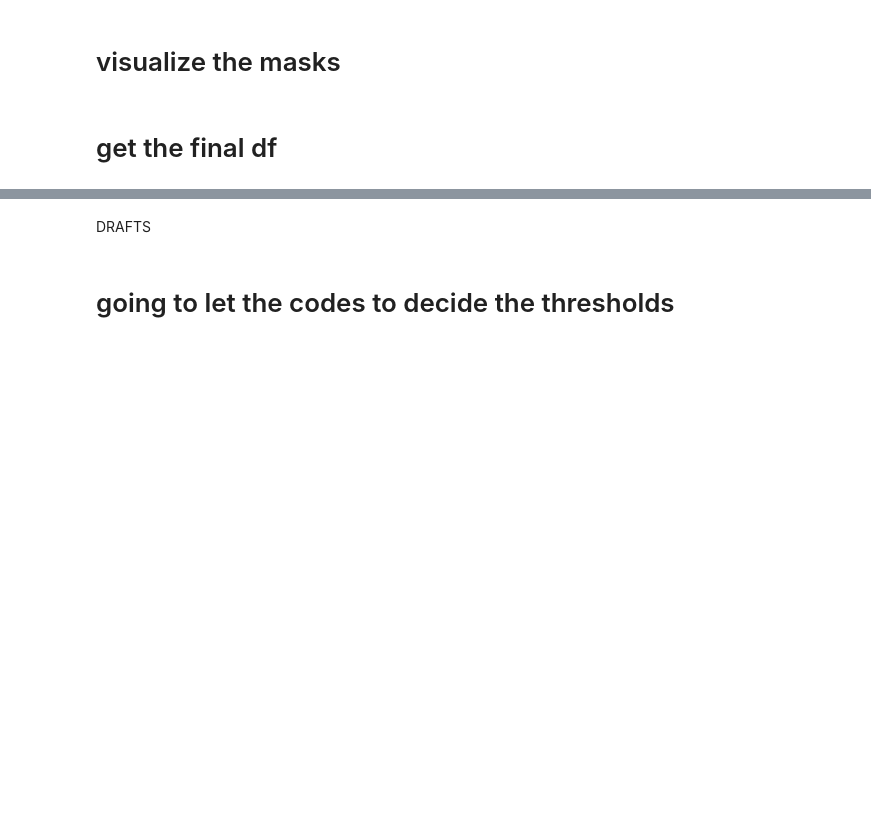
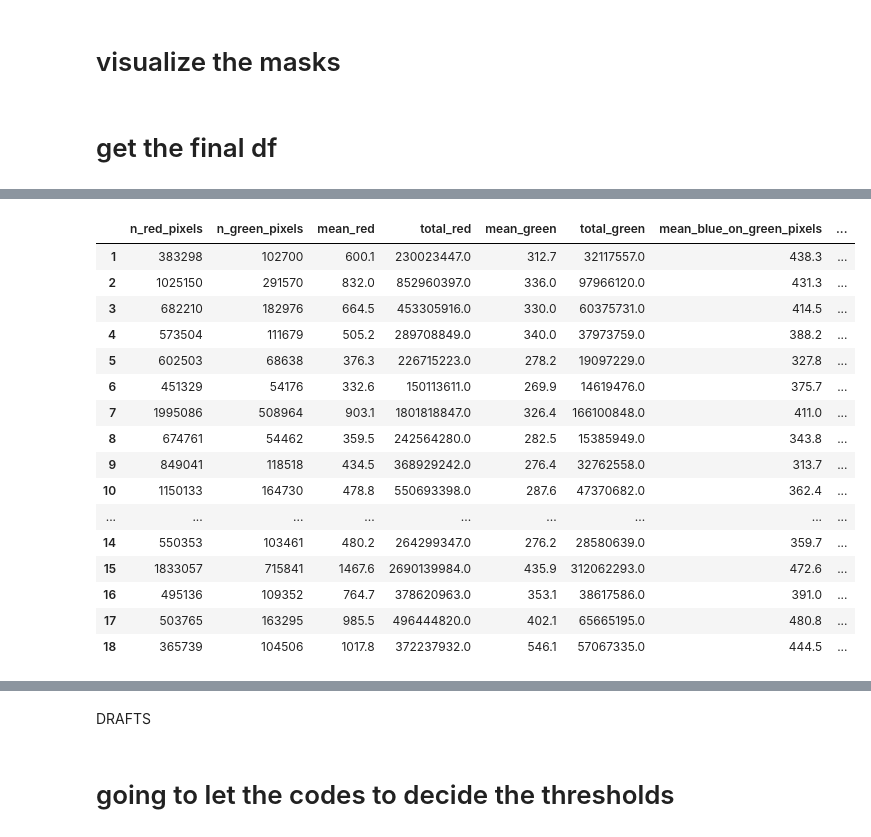
Before and after one commit to sansachenlelele/connectome_analysis_fisherlab, a Jupyter notebook: delta7/analysis_get-main-value-25summer.ipynb, the cells around one changed output, grey strips where cells are left out. Saved outputs shown, nothing was run; the diff lists cells and outputs as text; code cells hidden in the pictures; blank space fills up the shorter version.

```diff
--- a/delta7/analysis_get-main-value-25summer.ipynb
+++ b/delta7/analysis_get-main-value-25summer.ipynb
@@ -957,0 +1367,29 @@ df.to_csv(f"fly14.csv")
+# %%
+df_blue = extract_rg_and_blue_on_green_pixels_exact_old_logic(
+    red_channel=red_channel,
+    green_channel=green_channel,
+    blue_channel=blue_channel,
+    label_mask=label_mask,
+    df_bg=df_bg,
+    z_ranges=z_ranges,
+)
+
+df_blue
+# %% [output]
+|  | n_red_pixels | n_green_pixels | mean_red | total_red | mean_green | total_green | mean_blue_on_green_pixels | ... |
+| 1 | 383298 | 102700 | 600.1 | 230023447.0 | 312.7 | 32117557.0 | 438.3 | ... |
+| 2 | 1025150 | 291570 | 832.0 | 852960397.0 | 336.0 | 97966120.0 | 431.3 | ... |
+| 3 | 682210 | 182976 | 664.5 | 453305916.0 | 330.0 | 60375731.0 | 414.5 | ... |
+| 4 | 573504 | 111679 | 505.2 | 289708849.0 | 340.0 | 37973759.0 | 388.2 | ... |
+| 5 | 602503 | 68638 | 376.3 | 226715223.0 | 278.2 | 19097229.0 | 327.8 | ... |
+| 6 | 451329 | 54176 | 332.6 | 150113611.0 | 269.9 | 14619476.0 | 375.7 | ... |
+| 7 | 1995086 | 508964 | 903.1 | 1801818847.0 | 326.4 | 166100848.0 | 411.0 | ... |
+| 8 | 674761 | 54462 | 359.5 | 242564280.0 | 282.5 | 15385949.0 | 343.8 | ... |
+| 9 | 849041 | 118518 | 434.5 | 368929242.0 | 276.4 | 32762558.0 | 313.7 | ... |
+| 10 | 1150133 | 164730 | 478.8 | 550693398.0 | 287.6 | 47370682.0 | 362.4 | ... |
+| ... | ... | ... | ... | ... | ... | ... | ... | ... |
+| 14 | 550353 | 103461 | 480.2 | 264299347.0 | 276.2 | 28580639.0 | 359.7 | ... |
+| 15 | 1833057 | 715841 | 1467.6 | 2690139984.0 | 435.9 | 312062293.0 | 472.6 | ... |
+| 16 | 495136 | 109352 | 764.7 | 378620963.0 | 353.1 | 38617586.0 | 391.0 | ... |
+| 17 | 503765 | 163295 | 985.5 | 496444820.0 | 402.1 | 65665195.0 | 480.8 | ... |
+| 18 | 365739 | 104506 | 1017.8 | 372237932.0 | 546.1 | 57067335.0 | 444.5 | ... |
```
Also changed, not shown: parts of 16 cells of this notebook, 1 other file.
